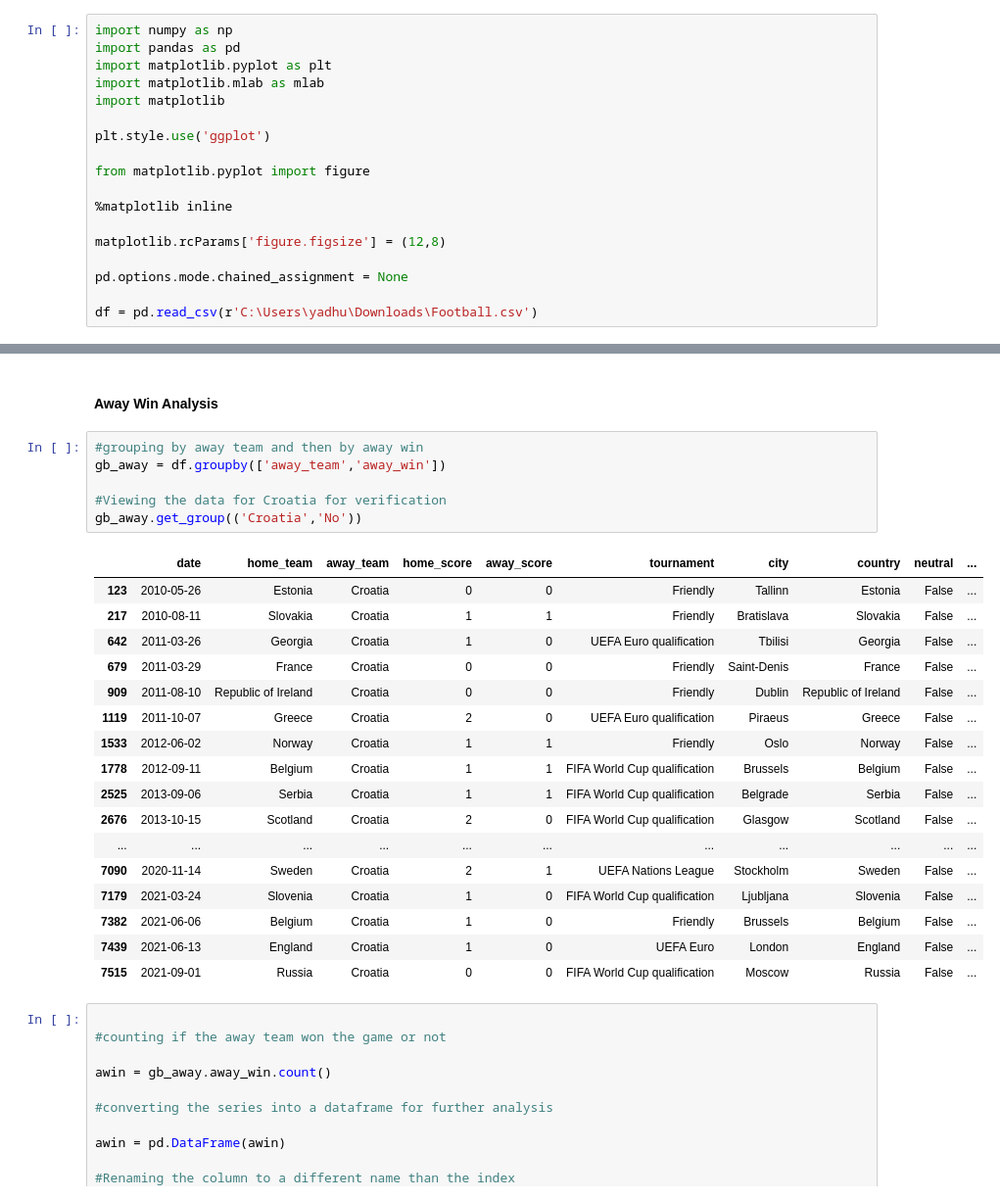
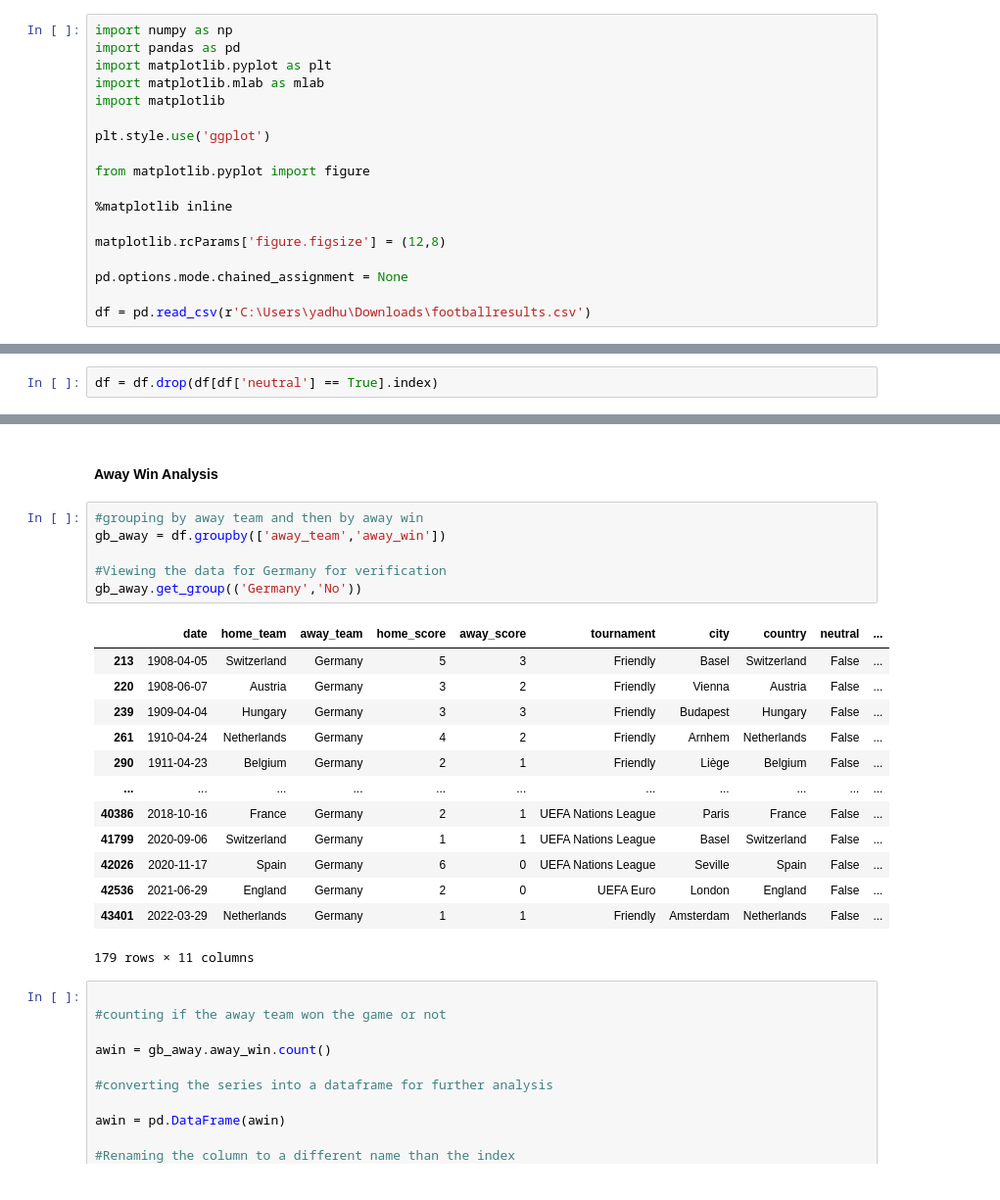
Before and after one commit to yadhumvyk/DataAnalytics, a Jupyter notebook: Football Home Advantage/FootballHomeAdvantage.ipynb, the cells around one changed output, grey strips where cells are left out. Shown: that part at 98% size. Drawn from its saved outputs; the diff is of its cells as text.

```diff
--- a/Football Home Advantage/FootballHomeAdvantage.ipynb
+++ b/Football Home Advantage/FootballHomeAdvantage.ipynb
@@ -19,7 +19,7 @@ matplotlib.rcParams['figure.figsize'] = (12,8)
 
 pd.options.mode.chained_assignment = None
 
-df = pd.read_csv(r'C:\Users\yadhu\Downloads\Football.csv')
+df = pd.read_csv(r'C:\Users\yadhu\Downloads\footballresults.csv')
 # %% [markdown]
 The dataframe consists of the below columns
 <br>date - date of the match.
@@ -109,0 +119,2 @@ print(df['away_score'].max())
+# %%
+df = df.drop(df[df['neutral'] == True].index)
@@ -257,27 +271,23 @@ homewinperc
 # %%
 #grouping by away team and then by away win
 gb_away = df.groupby(['away_team','away_win'])
 
-#Viewing the data for Croatia for verification
-gb_away.get_group(('Croatia','No'))
+#Viewing the data for Germany for verification
+gb_away.get_group(('Germany','No'))
 # %% [output]
 |  | date | home_team | away_team | home_score | away_score | tournament | city | country | neutral | ... |
-| 123 | 2010-05-26 | Estonia | Croatia | 0 | 0 | Friendly | Tallinn | Estonia | False | ... |
-| 217 | 2010-08-11 | Slovakia | Croatia | 1 | 1 | Friendly | Bratislava | Slovakia | False | ... |
-| 642 | 2011-03-26 | Georgia | Croatia | 1 | 0 | UEFA Euro qualification | Tbilisi | Georgia | False | ... |
-| 679 | 2011-03-29 | France | Croatia | 0 | 0 | Friendly | Saint-Denis | France | False | ... |
-| 909 | 2011-08-10 | Republic of Ireland | Croatia | 0 | 0 | Friendly | Dublin | Republic of Ireland | False | ... |
-| 1119 | 2011-10-07 | Greece | Croatia | 2 | 0 | UEFA Euro qualification | Piraeus | Greece | False | ... |
-| 1533 | 2012-06-02 | Norway | Croatia | 1 | 1 | Friendly | Oslo | Norway | False | ... |
-| 1778 | 2012-09-11 | Belgium | Croatia | 1 | 1 | FIFA World Cup qualification | Brussels | Belgium | False | ... |
-| 2525 | 2013-09-06 | Serbia | Croatia | 1 | 1 | FIFA World Cup qualification | Belgrade | Serbia | False | ... |
-| 2676 | 2013-10-15 | Scotland | Croatia | 2 | 0 | FIFA World Cup qualification | Glasgow | Scotland | False | ... |
+| 213 | 1908-04-05 | Switzerland | Germany | 5 | 3 | Friendly | Basel | Switzerland | False | ... |
+| 220 | 1908-06-07 | Austria | Germany | 3 | 2 | Friendly | Vienna | Austria | False | ... |
+| 239 | 1909-04-04 | Hungary | Germany | 3 | 3 | Friendly | Budapest | Hungary | False | ... |
+| 261 | 1910-04-24 | Netherlands | Germany | 4 | 2 | Friendly | Arnhem | Netherlands | False | ... |
+| 290 | 1911-04-23 | Belgium | Germany | 2 | 1 | Friendly | Liège | Belgium | False | ... |
 | ... | ... | ... | ... | ... | ... | ... | ... | ... | ... | ... |
-| 7090 | 2020-11-14 | Sweden | Croatia | 2 | 1 | UEFA Nations League | Stockholm | Sweden | False | ... |
-| 7179 | 2021-03-24 | Slovenia | Croatia | 1 | 0 | FIFA World Cup qualification | Ljubljana | Slovenia | False | ... |
-| 7382 | 2021-06-06 | Belgium | Croatia | 1 | 0 | Friendly | Brussels | Belgium | False | ... |
-| 7439 | 2021-06-13 | England | Croatia | 1 | 0 | UEFA Euro | London | England | False | ... |
-| 7515 | 2021-09-01 | Russia | Croatia | 0 | 0 | FIFA World Cup qualification | Moscow | Russia | False | ... |
+| 40386 | 2018-10-16 | France | Germany | 2 | 1 | UEFA Nations League | Paris | France | False | ... |
+| 41799 | 2020-09-06 | Switzerland | Germany | 1 | 1 | UEFA Nations League | Basel | Switzerland | False | ... |
+| 42026 | 2020-11-17 | Spain | Germany | 6 | 0 | UEFA Nations League | Seville | Spain | False | ... |
+| 42536 | 2021-06-29 | England | Germany | 2 | 0 | UEFA Euro | London | England | False | ... |
+| 43401 | 2022-03-29 | Netherlands | Germany | 1 | 1 | Friendly | Amsterdam | Netherlands | False | ... |
+179 rows × 11 columns
 # %%
 
 #counting if the away team won the game or not
```
Also changed, not shown: parts of 26 cells of this notebook.
